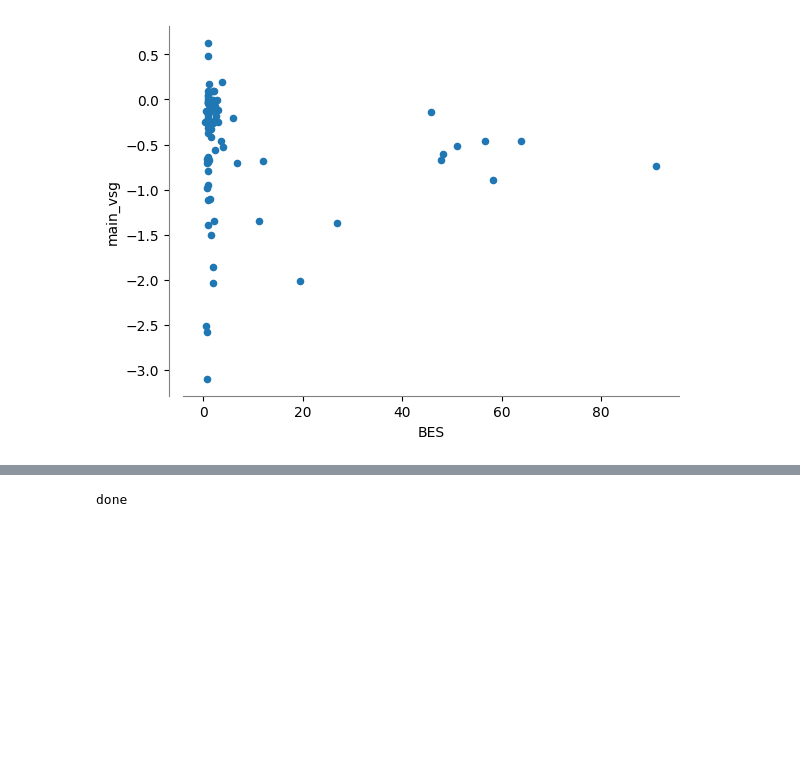
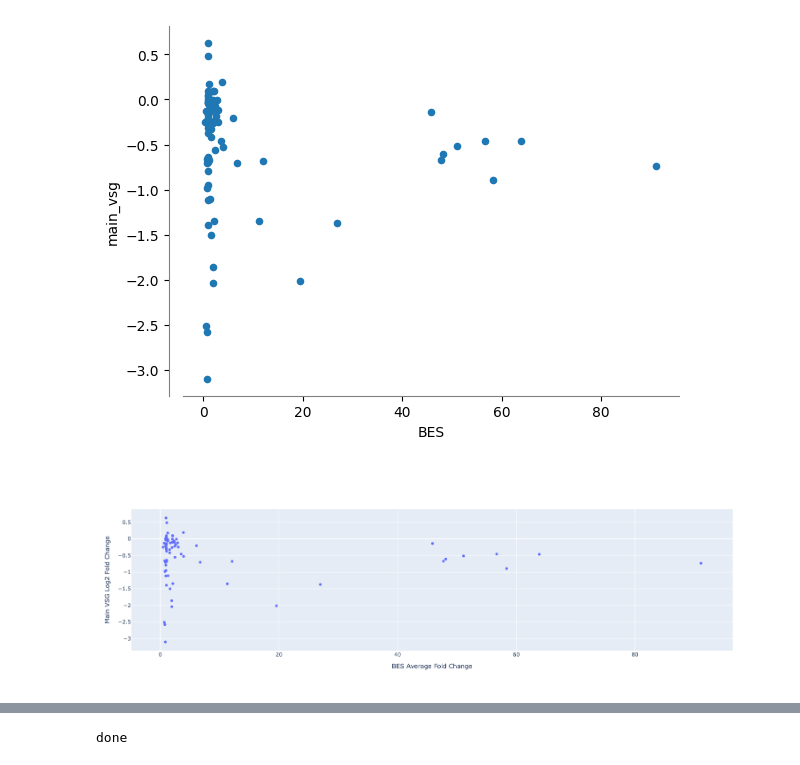
Before and after one commit to mtinti/vsg_processing, a Jupyter notebook: prepare_data_and_plots.ipynb, the cells around one changed output, grey strips where cells are left out. Cells and saved outputs as stored; diff of their text form; code cells hidden in the pictures; blank space fills up the shorter version.

```diff
--- a/prepare_data_and_plots.ipynb
+++ b/prepare_data_and_plots.ipynb
@@ -97,34 +97,36 @@ fig = make_subplots(
 
 scatter = go.Scatter(
     x=merge['BES'],
     y=merge['main_vsg'],
     mode='markers',
     text=list(merge.index.values),
     hoverinfo='text',
     name='scatter',
     showlegend=False,
     # hovertemplate='%{text}'
 )
 fig.add_trace(scatter, row=1, col=1)
 
 fig.update_layout(
     width=500,
     height=500,
     showlegend=False,
     hovermode='closest',
     xaxis_title="BES Average Fold Change",
     yaxis_title="Main VSG Log2 Fold Change",
 )
 
 # Save as an exportable HTML file
 pio.write_html(
     fig,
-    file="bes_vs_main_vsg.html",   # change path/name if you like
+    file="vsgs_web_server/scatter_plots/bes_vs_main_vsg.html",   # change path/name if you like
     include_plotlyjs="cdn",
     full_html=True,
     auto_open=False,
 )
 fig
+# %% [output]
+[figure, added]
 # %%
 from plotly.subplots import make_subplots
 import plotly.graph_objects as go
```
Also changed, not shown: parts of 6 cells of this notebook.
